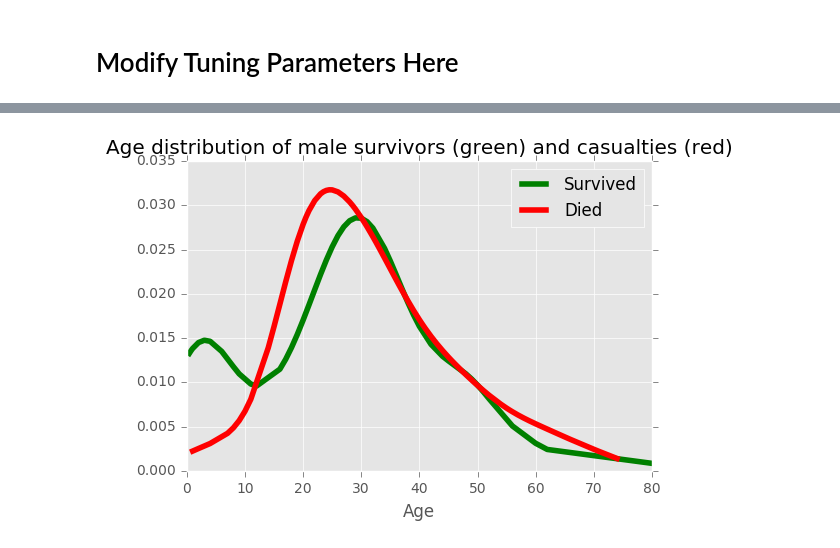
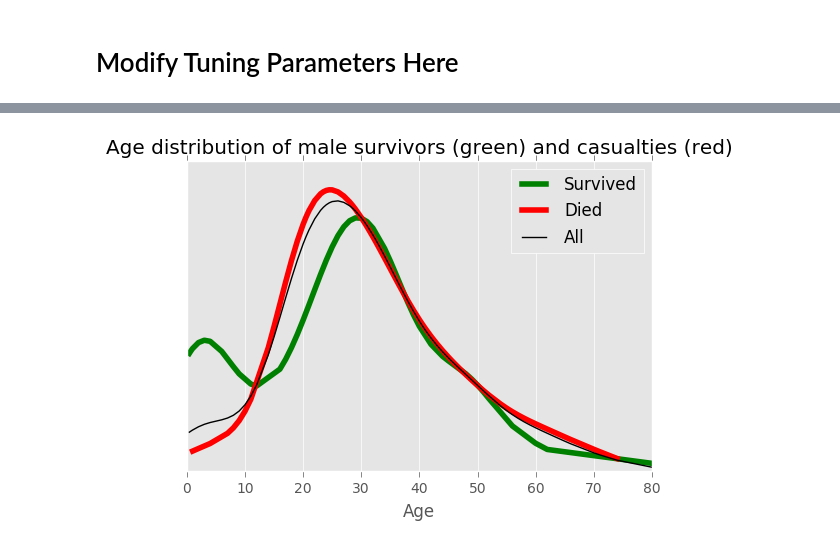
Before and after one commit to ivandir/GuildDemos, a Jupyter notebook: titanic.ipynb, the cells around one changed output, grey strips where cells are left out. Saved outputs shown, nothing was run; the diff lists cells and outputs as text; code cells hidden in the pictures.

```diff
--- a/titanic.ipynb
+++ b/titanic.ipynb
@@ -127,23 +123,43 @@ plt.title('Distribution of Sex and Pclass (green survived; red died)')
 # %%
 just_men = df_with_encodings[df.Sex == 'male']
+just_women = df_with_encodings[df.Sex == 'female']
 
 import sklearn.neighbors
 import math
 
-def density(df, survived, bw=6):
-    ages = df[df.Survived == survived].Age.dropna()
-    dens = sklearn.neighbors.kde.KernelDensity(kernel='gaussian', bandwidth=bw).fit(ages.values.reshape((-1,1)))
+def density(df, survived=None, bw=6):
+    if survived !=  None:
+       df = df[df.Survived == survived]
+
+    ages = df.Age.dropna()
+    dens = (sklearn.neighbors.kde.KernelDensity(kernel='gaussian',
+                                               bandwidth=bw)
+            .fit(ages.values.reshape((-1,1))))
     distinct_ages = sorted(set([age for age in ages]))
-    return distinct_ages, [math.exp(x) for x in dens.score_samples(numpy.matrix(distinct_ages).reshape((-1,1)))]
-
-distinct_ages, age_density = density(just_men, 1, bw=5)
-plt.plot(distinct_ages, age_density, 'g-', linewidth=4, label='Survived')
-
-distinct_ages, age_density = density(just_men, 0, bw=5)
-plt.plot(distinct_ages, age_density, 'r-', linewidth=4, label='Died')
-
-plt.xlabel('Age')
-plt.title('Age distribution of male survivors (green) and casualties (red)')
-plt.legend();
+    return (distinct_ages,
+           [math.exp(x) for x in
+            dens.score_samples(numpy.matrix(distinct_ages)
+                               .reshape((-1,1)))])
-# %% [output]
-[figure, removed]
+# %%
+def make_plot(df, group_name):
+    distinct_ages, age_density = density(df, 1, bw=5)
+    plt.plot(distinct_ages, age_density, 'g-',
+             linewidth=4, label='Survived')
+
+    distinct_ages, age_density = density(df, 0, bw=5)
+    plt.plot(distinct_ages, age_density, 'r-',
+             linewidth=4, label='Died')
+
+    distinct_ages, age_density = density(df, bw=5)
+    plt.plot(distinct_ages, age_density, 'k-',
+             linewidth=1, label='All')
+
+    plt.xlabel('Age')
+    plt.yticks([])
+    plt.title('Age distribution of ' +
+              group_name + ' survivors (green) and casualties (red)')
+    plt.legend();
+# %%
+make_plot(just_men, 'male')
+# %% [output]
+[figure, added]
```
Also changed, not shown: parts of 9 cells of this notebook, 2 other files.
